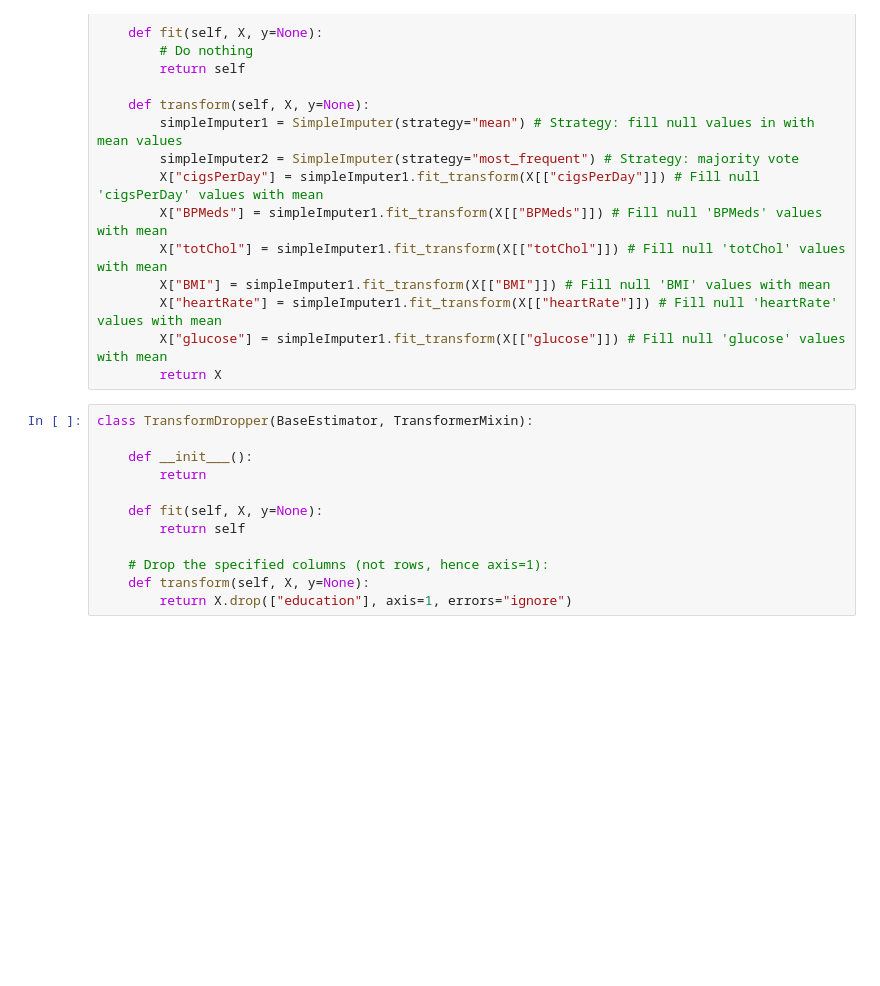
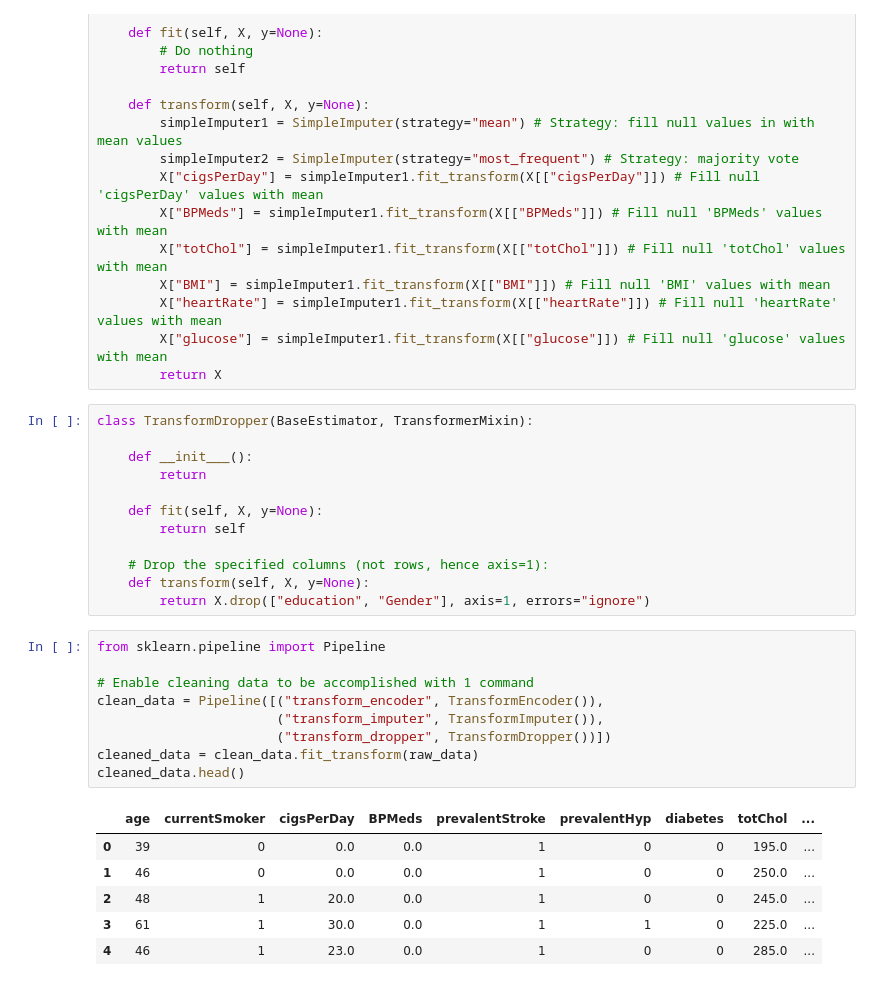
Before and after one commit to Elektroblade/cpsc499aml2024_final_project_team2_ditner_and_stobbe, a Jupyter notebook: cpsc499aml2024_final_project_team2_ditner_and_stobbe.ipynb, the cells around one changed output. Drawn from its saved outputs; the diff is of its cells as text; blank space fills up the shorter version.

```diff
--- a/cpsc499aml2024_final_project_team2_ditner_and_stobbe.ipynb
+++ b/cpsc499aml2024_final_project_team2_ditner_and_stobbe.ipynb
@@ -227,4 +219,20 @@ class TransformDropper(BaseEstimator, TransformerMixin):
 
     # Drop the specified columns (not rows, hence axis=1):
     def transform(self, X, y=None):
-        return X.drop(["education"], axis=1, errors="ignore")
+        return X.drop(["education", "Gender"], axis=1, errors="ignore")
+# %%
+from sklearn.pipeline import Pipeline
+
+# Enable cleaning data to be accomplished with 1 command
+clean_data = Pipeline([("transform_encoder", TransformEncoder()),
+                       ("transform_imputer", TransformImputer()),
+                       ("transform_dropper", TransformDropper())])
+cleaned_data = clean_data.fit_transform(raw_data)
+cleaned_data.head()
+# %% [output]
+|  | age | currentSmoker | cigsPerDay | BPMeds | prevalentStroke | prevalentHyp | diabetes | totChol | ... |
+| 0 | 39 | 0 | 0.0 | 0.0 | 1 | 0 | 0 | 195.0 | ... |
+| 1 | 46 | 0 | 0.0 | 0.0 | 1 | 0 | 0 | 250.0 | ... |
+| 2 | 48 | 1 | 20.0 | 0.0 | 1 | 0 | 0 | 245.0 | ... |
+| 3 | 61 | 1 | 30.0 | 0.0 | 1 | 1 | 0 | 225.0 | ... |
+| 4 | 46 | 1 | 23.0 | 0.0 | 1 | 0 | 0 | 285.0 | ... |
```
Also changed, not shown: parts of 11 cells of this notebook.
